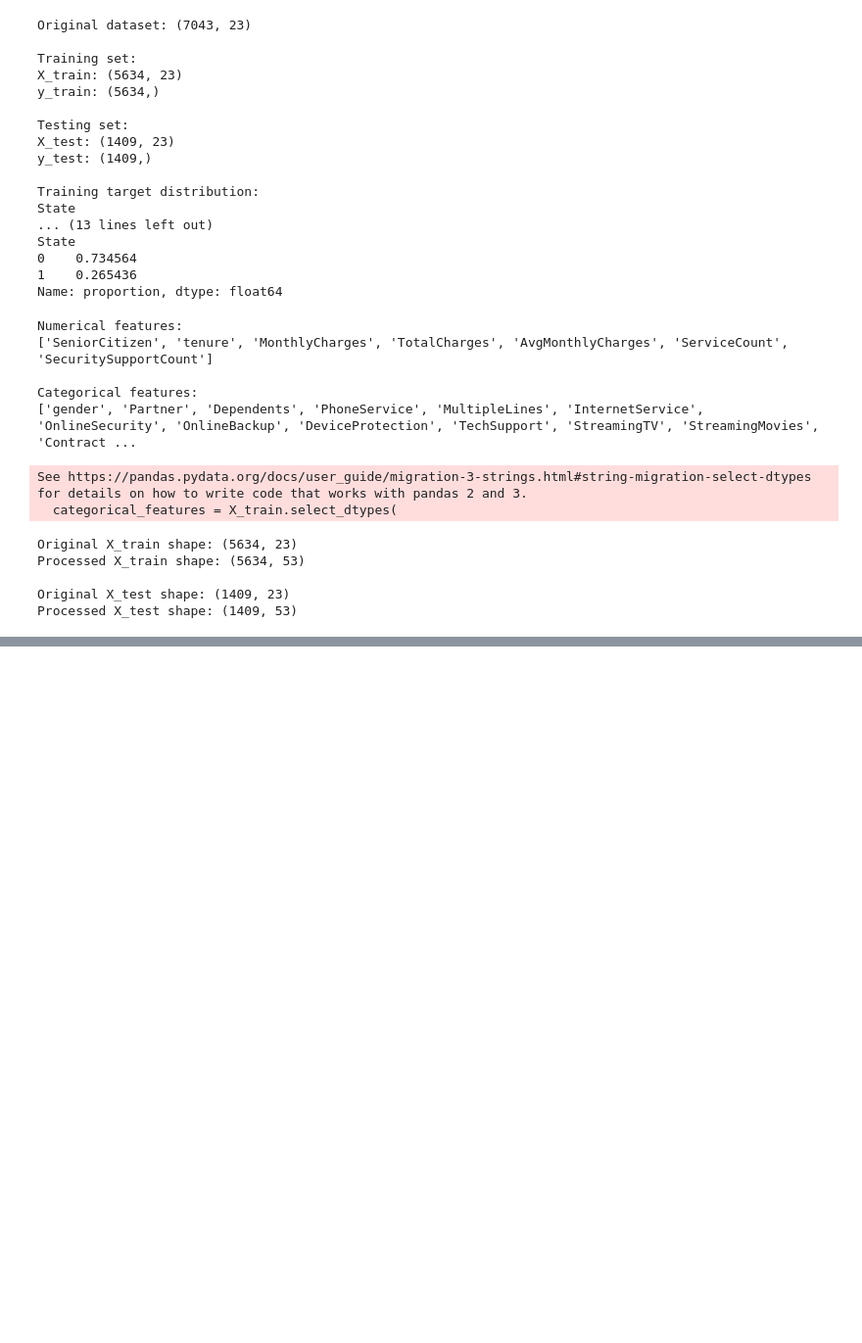
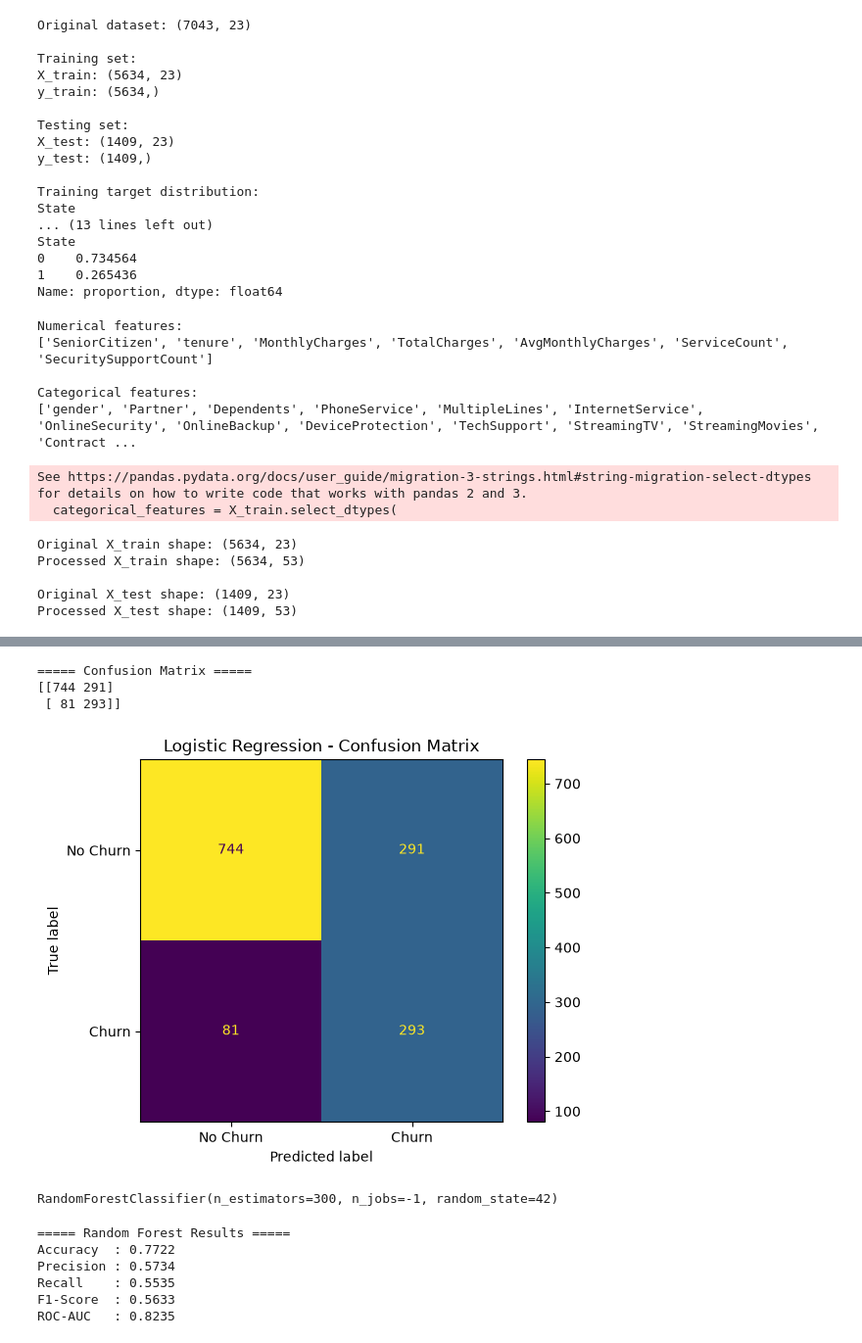
Before and after one commit to abhasj05204/Customer-Churn-Prediction, a Jupyter notebook: notebooks/EDA.ipynb, the cells around one changed output, grey strips where cells are left out. Shown at 98% size. Cells and saved outputs as stored; diff of their text form; code cells hidden in the pictures; blank space fills up the shorter version.

Commit message:
Completely trained the models. with phase 3 complete.

```diff
--- a/notebooks/EDA.ipynb
+++ b/notebooks/EDA.ipynb
@@ -1055,0 +1078,12 @@ Processed X_test shape: (1409, 53)
+# %%
+# Create SMOTE object
+smote = SMOTE(
+    random_state=42
+)
+
+
+# Apply SMOTE ONLY to the training data
+X_train_smote, y_train_smote = smote.fit_resample(
+    X_train_processed,
+    y_train
+)
@@ -1055,0 +1163,7 @@ Processed X_test shape: (1409, 53)
+# %%
+# 3. Make predictions on test data
+
+y_pred_lr = logistic_model.predict(X_test_processed)
+
+# Probability of Churn
+y_prob_lr = logistic_model.predict_proba(X_test_processed)[:, 1]
@@ -1055,0 +1218,23 @@ Processed X_test shape: (1409, 53)
+# %%
+# 7. Confusion Matrix
+
+cm_lr = confusion_matrix(y_test, y_pred_lr)
+
+print("===== Confusion Matrix =====")
+print(cm_lr)
+# %% [output]
+===== Confusion Matrix =====
+[[744 291]
+ [ 81 293]]
+# %%
+# 8. Visualize Confusion Matrix
+
+ConfusionMatrixDisplay(
+    confusion_matrix=cm_lr,
+    display_labels=["No Churn", "Churn"]
+).plot()
+
+plt.title("Logistic Regression - Confusion Matrix")
+plt.show()
+# %% [output]
+[figure, added]
@@ -1055,0 +1250,8 @@ Processed X_test shape: (1409, 53)
+# %%
+# 2. Train the model
+random_forest_model.fit(
+    X_train_smote,
+    y_train_smote
+)
+# %% [output]
+RandomForestClassifier(n_estimators=300, n_jobs=-1, random_state=42)
@@ -1055,0 +1297,17 @@ Processed X_test shape: (1409, 53)
+# %%
+# 5. Display results
+
+print("===== Random Forest Results =====")
+
+print(f"Accuracy  : {rf_accuracy:.4f}")
+print(f"Precision : {rf_precision:.4f}")
+print(f"Recall    : {rf_recall:.4f}")
+print(f"F1-Score  : {rf_f1:.4f}")
+print(f"ROC-AUC   : {rf_roc_auc:.4f}")
+# %% [output]
+===== Random Forest Results =====
+Accuracy  : 0.7722
+Precision : 0.5734
+Recall    : 0.5535
+F1-Score  : 0.5633
+ROC-AUC   : 0.8235
```
Also changed, not shown: parts of 35 cells of this notebook.
